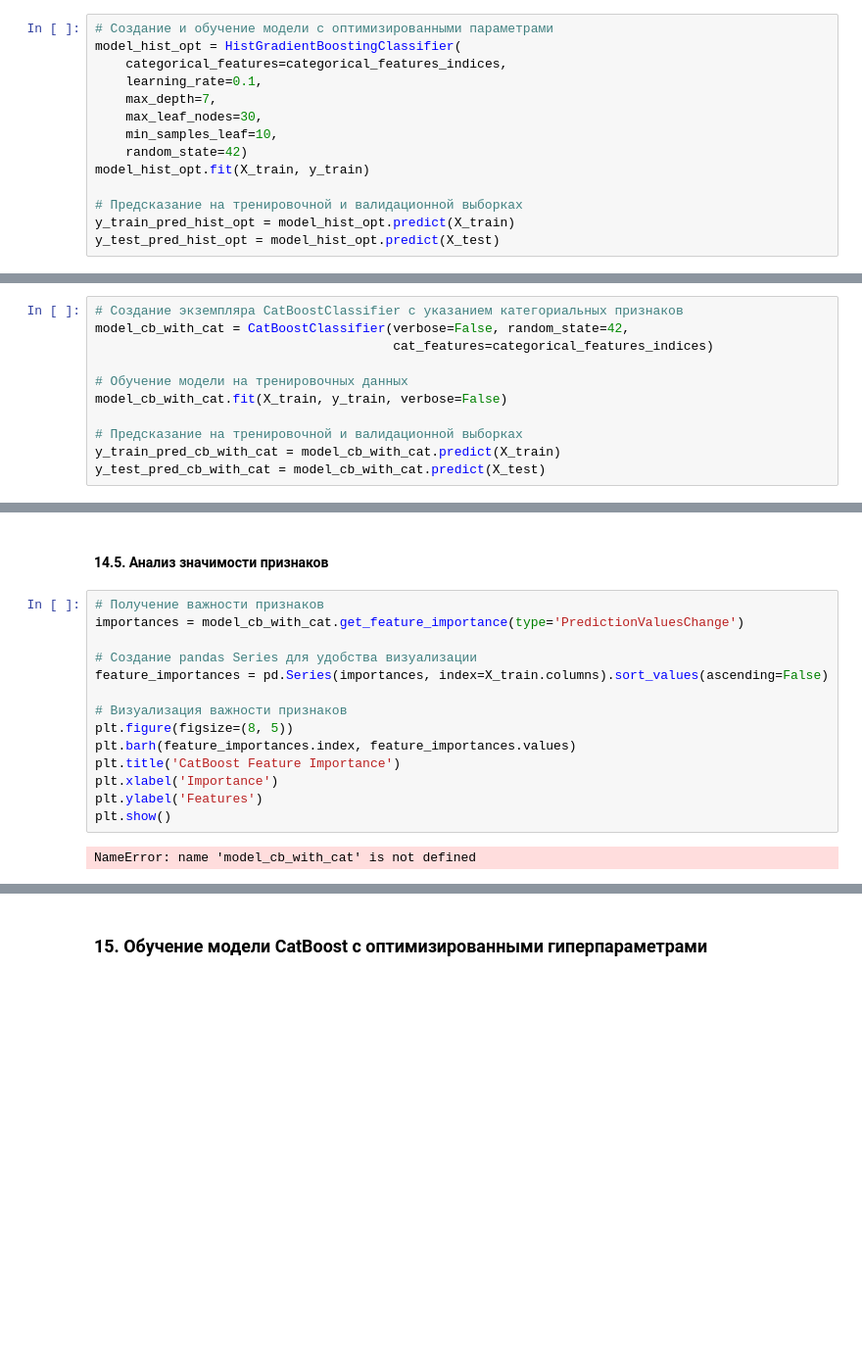
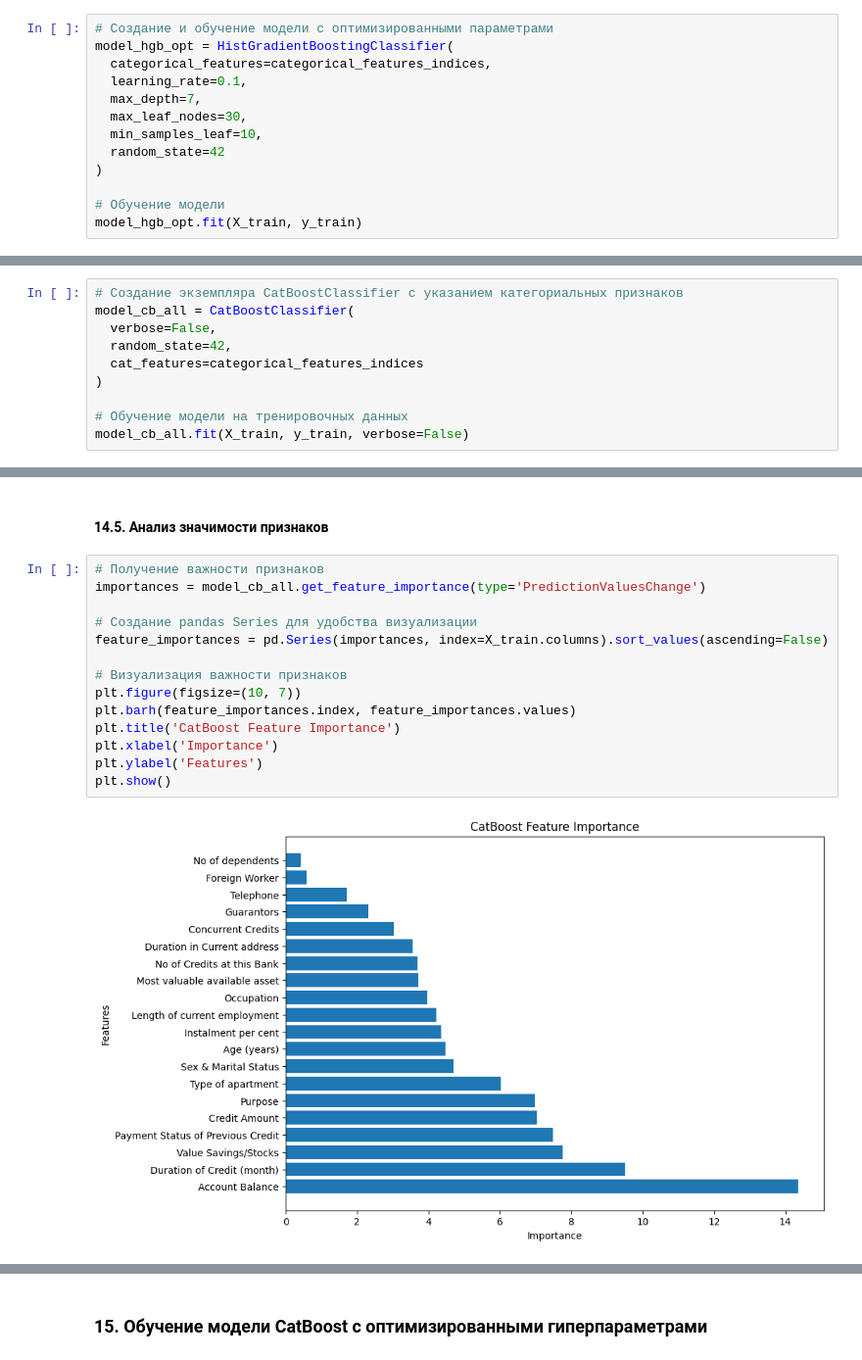
Before and after one commit to Losyash/mbml_II_hw, a Jupyter notebook: lab3/notebook.ipynb, the cells around one changed output, grey strips where cells are left out. Shown: that part at 98% size. Saved outputs shown, nothing was run; the diff lists cells and outputs as text; blank space fills up the shorter version.

```diff
--- a/lab3/notebook.ipynb
+++ b/lab3/notebook.ipynb
@@ -646,14 +640,13 @@ Best accuracy:  0.764
 # %%
 # Создание и обучение модели с оптимизированными параметрами
-model_hist_opt = HistGradientBoostingClassifier(
-    categorical_features=categorical_features_indices,
-    learning_rate=0.1,
-    max_depth=7,
-    max_leaf_nodes=30,
-    min_samples_leaf=10,
-    random_state=42)
-model_hist_opt.fit(X_train, y_train)
+model_hgb_opt = HistGradientBoostingClassifier(
+  categorical_features=categorical_features_indices,
+  learning_rate=0.1,
+  max_depth=7,
+  max_leaf_nodes=30,
+  min_samples_leaf=10,
+  random_state=42
+)
 
-# Предсказание на тренировочной и валидационной выборках
-y_train_pred_hist_opt = model_hist_opt.predict(X_train)
-y_test_pred_hist_opt = model_hist_opt.predict(X_test)
+# Обучение модели
+model_hgb_opt.fit(X_train, y_train)
@@ -743,11 +754,10 @@ for i in result.importances_mean.argsort()[::-1]:
 # %%
 # Создание экземпляра CatBoostClassifier с указанием категориальных признаков
-model_cb_with_cat = CatBoostClassifier(verbose=False, random_state=42,
-                                       cat_features=categorical_features_indices)
+model_cb_all = CatBoostClassifier(
+  verbose=False,
+  random_state=42,
+  cat_features=categorical_features_indices
+)
 
 # Обучение модели на тренировочных данных
-model_cb_with_cat.fit(X_train, y_train, verbose=False)
-
-# Предсказание на тренировочной и валидационной выборках
-y_train_pred_cb_with_cat = model_cb_with_cat.predict(X_train)
-y_test_pred_cb_with_cat = model_cb_with_cat.predict(X_test)
+model_cb_all.fit(X_train, y_train, verbose=False)
@@ -815,18 +841,18 @@ print()
 #### 14.5. Анализ значимости признаков
 # %%
 # Получение важности признаков
-importances = model_cb_with_cat.get_feature_importance(type='PredictionValuesChange')
+importances = model_cb_all.get_feature_importance(type='PredictionValuesChange')
 
 # Создание pandas Series для удобства визуализации
 feature_importances = pd.Series(importances, index=X_train.columns).sort_values(ascending=False)
 
 # Визуализация важности признаков
-plt.figure(figsize=(8, 5))
+plt.figure(figsize=(10, 7))
 plt.barh(feature_importances.index, feature_importances.values)
 plt.title('CatBoost Feature Importance')
 plt.xlabel('Importance')
 plt.ylabel('Features')
 plt.show()
 # %% [output]
-NameError: name 'model_cb_with_cat' is not defined
+[figure, added]
 # %% [markdown]
```
Also changed, not shown: parts of 87 cells of this notebook, 1 other file.
